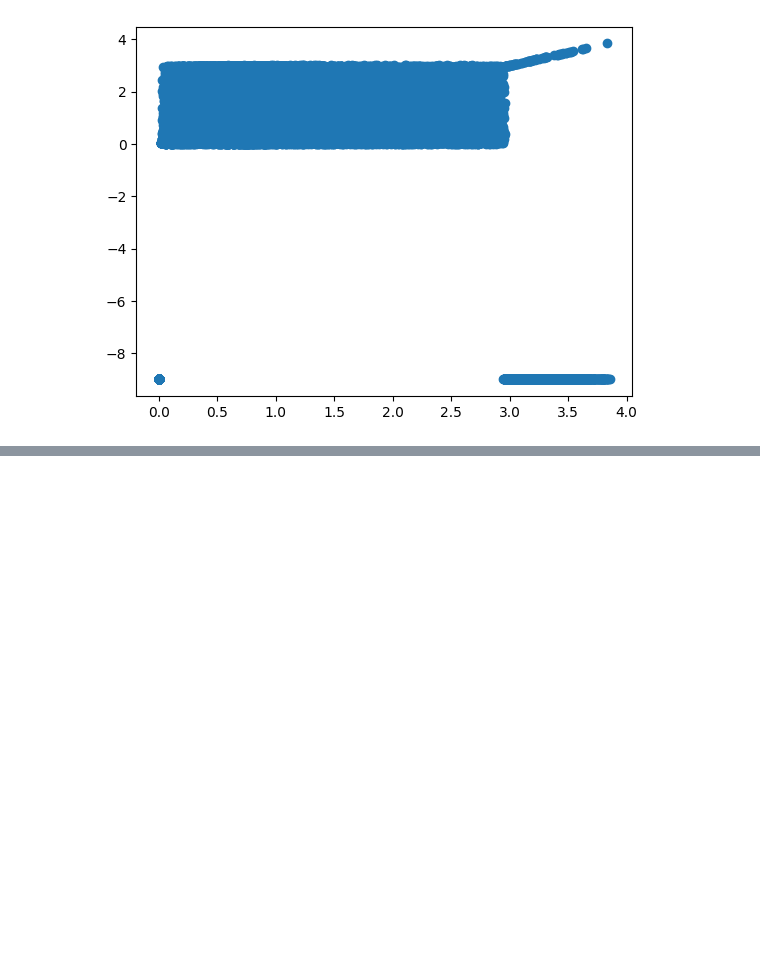
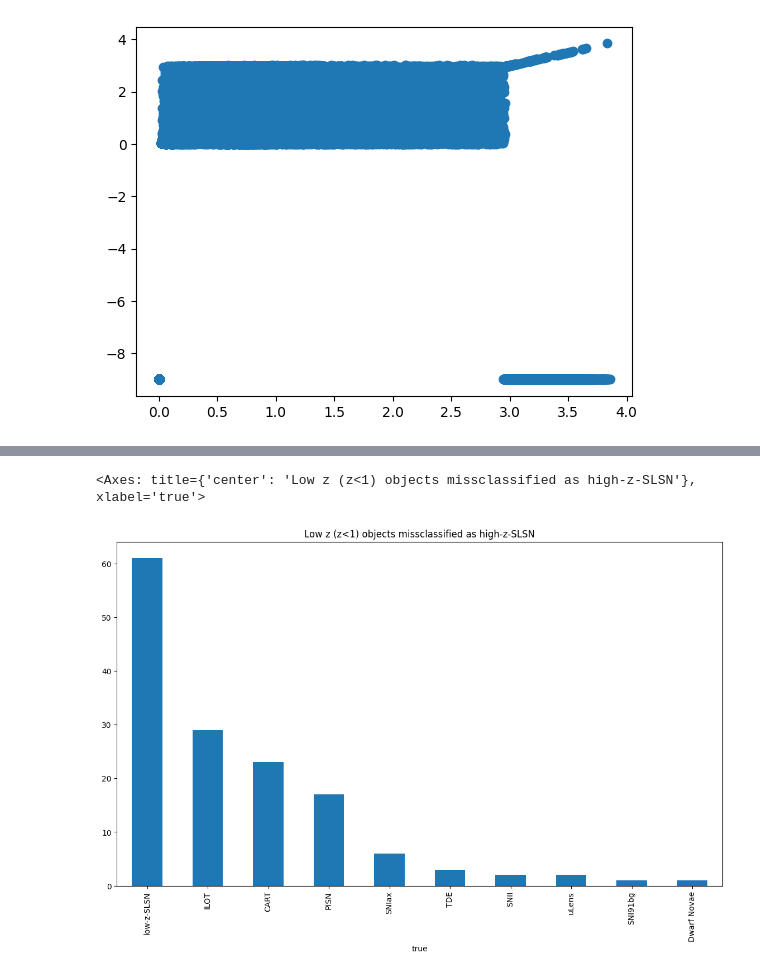
Before and after one commit to dev-ved30/Oracle, a Jupyter notebook: notebooks/SLSNe.ipynb, the cells around one changed output, grey strips where cells are left out. Drawn from its saved outputs; the diff is of its cells as text; code cells hidden in the pictures; blank space fills up the shorter version.

```diff
--- a/notebooks/SLSNe.ipynb
+++ b/notebooks/SLSNe.ipynb
@@ -478,0 +516,7 @@ plt.scatter(test_df['SIM_REDSHIFT_HELIO'], test_df['REDSHIFT_HELIO'])
+# %%
+all_classification.filter((all_classification['pred']=='high-z-SLSN') & (all_classification['SIM_REDSHIFT_CMB']<1)).to_pandas()['true'].value_counts().plot(kind='bar',
+                                    figsize=(14,8),
+                                    title="Low z (z<1) objects missclassified as high-z-SLSN")
+# %% [output]
+<Axes: title={'center': 'Low z (z<1) objects missclassified as high-z-SLSN'}, xlabel='true'>
+[figure, added]
```
Also changed, not shown: parts of 10 cells of this notebook.
